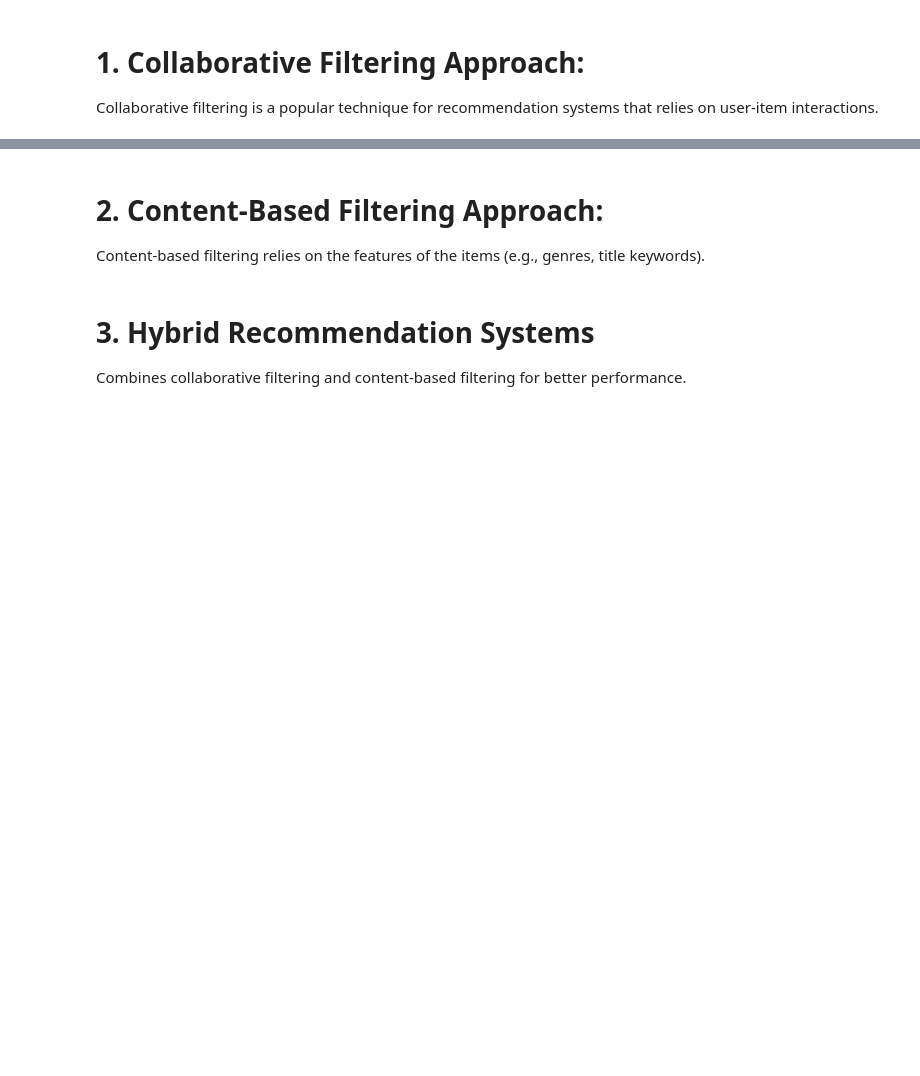
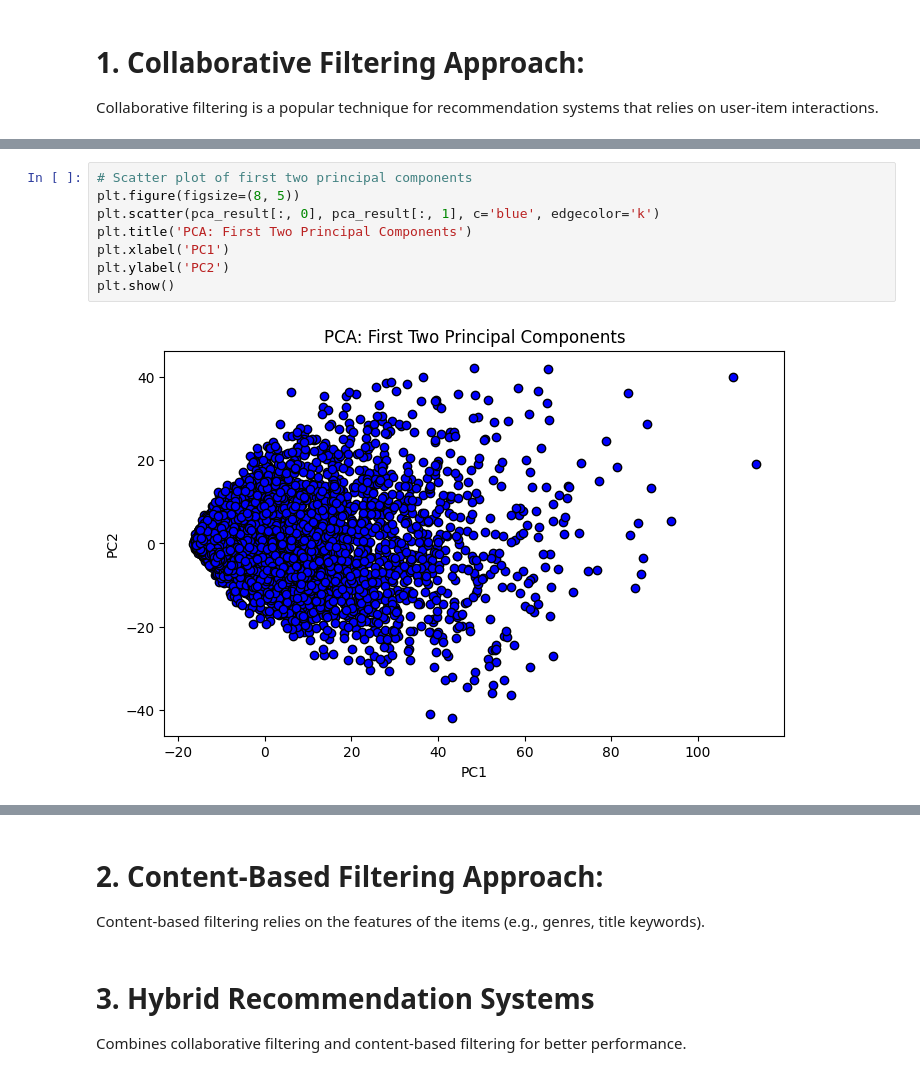
Before and after one commit to squink2002/Movie-Recommendation-System-Project, a Jupyter notebook: code/movie_recommendation_system.ipynb, the cells around one changed output, grey strips where cells are left out. Drawn from its saved outputs; the diff is of its cells as text; blank space fills up the shorter version.

```diff
--- a/code/movie_recommendation_system.ipynb
+++ b/code/movie_recommendation_system.ipynb
@@ -459,0 +747,10 @@ Collaborative filtering is a popular technique for recommendation systems that r
+# %%
+# Scatter plot of first two principal components
+plt.figure(figsize=(8, 5))
+plt.scatter(pca_result[:, 0], pca_result[:, 1], c='blue', edgecolor='k')
+plt.title('PCA: First Two Principal Components')
+plt.xlabel('PC1')
+plt.ylabel('PC2')
+plt.show()
+# %% [output]
+[figure, added]
```
Also changed, not shown: parts of 31 cells of this notebook.
